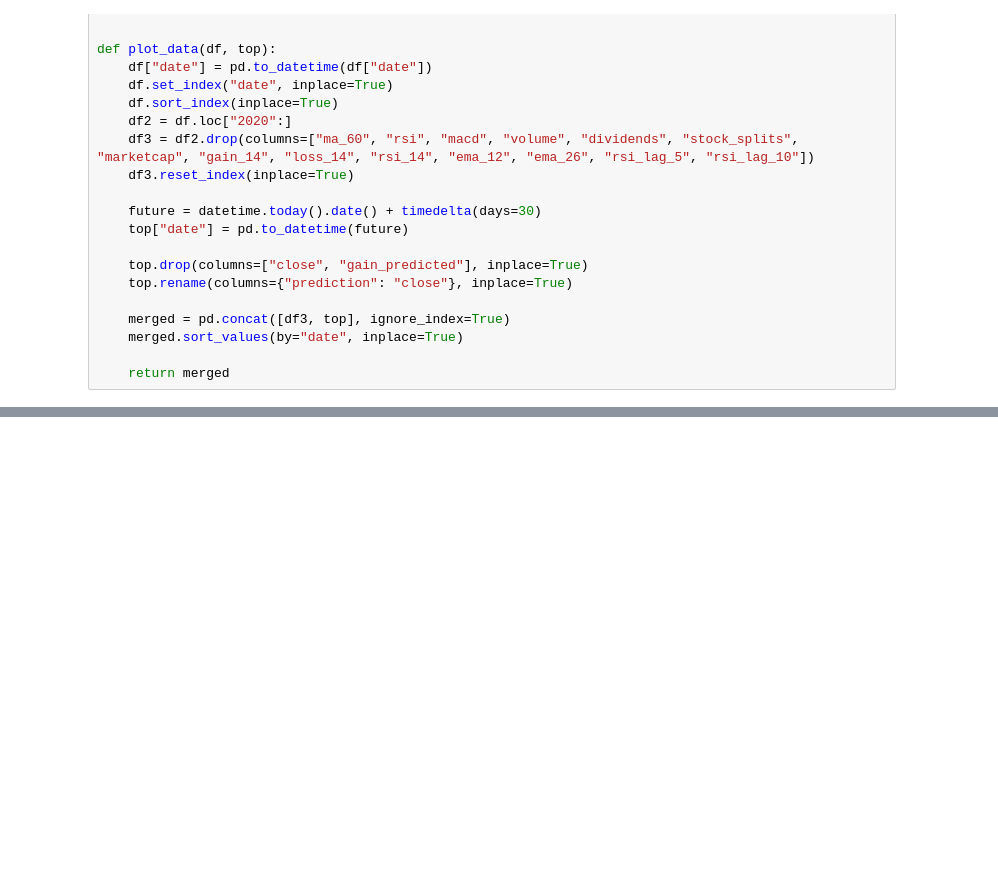
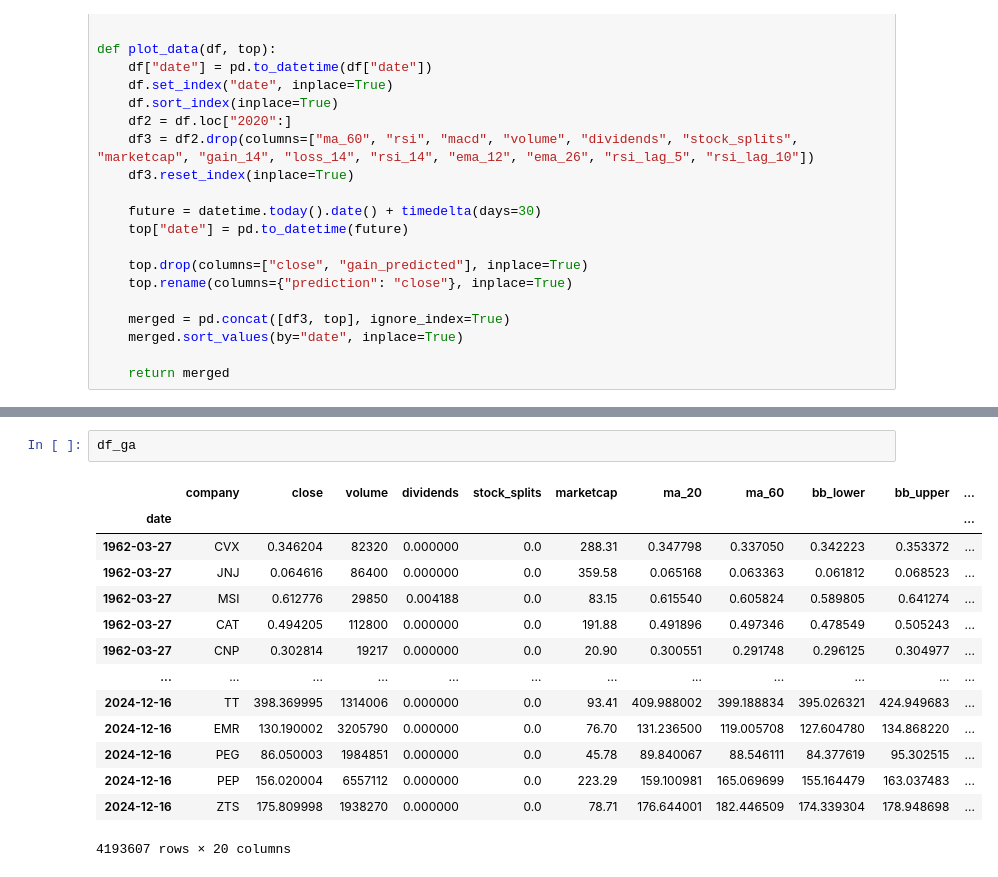
Before and after one commit to jan463/mid_project, a Jupyter notebook: app/test_notebook.ipynb, the cells around one changed output, grey strips where cells are left out. Drawn from its saved outputs; the diff is of its cells as text; blank space fills up the shorter version.

```diff
--- a/app/test_notebook.ipynb
+++ b/app/test_notebook.ipynb
@@ -230,0 +265,17 @@ def plot_data(df, top):
+# %%
+df_ga
+# %% [output]
+|  | company | close | volume | dividends | stock_splits | marketcap | ma_20 | ma_60 | bb_lower | bb_upper | ... |
+| date |  |  |  |  |  |  |  |  |  |  | ... |
+| 1962-03-27 | CVX | 0.346204 | 82320 | 0.000000 | 0.0 | 288.31 | 0.347798 | 0.337050 | 0.342223 | 0.353372 | ... |
+| 1962-03-27 | JNJ | 0.064616 | 86400 | 0.000000 | 0.0 | 359.58 | 0.065168 | 0.063363 | 0.061812 | 0.068523 | ... |
+| 1962-03-27 | MSI | 0.612776 | 29850 | 0.004188 | 0.0 | 83.15 | 0.615540 | 0.605824 | 0.589805 | 0.641274 | ... |
+| 1962-03-27 | CAT | 0.494205 | 112800 | 0.000000 | 0.0 | 191.88 | 0.491896 | 0.497346 | 0.478549 | 0.505243 | ... |
+| 1962-03-27 | CNP | 0.302814 | 19217 | 0.000000 | 0.0 | 20.90 | 0.300551 | 0.291748 | 0.296125 | 0.304977 | ... |
+| ... | ... | ... | ... | ... | ... | ... | ... | ... | ... | ... | ... |
+| 2024-12-16 | TT | 398.369995 | 1314006 | 0.000000 | 0.0 | 93.41 | 409.988002 | 399.188834 | 395.026321 | 424.949683 | ... |
+| 2024-12-16 | EMR | 130.190002 | 3205790 | 0.000000 | 0.0 | 76.70 | 131.236500 | 119.005708 | 127.604780 | 134.868220 | ... |
+| 2024-12-16 | PEG | 86.050003 | 1984851 | 0.000000 | 0.0 | 45.78 | 89.840067 | 88.546111 | 84.377619 | 95.302515 | ... |
+| 2024-12-16 | PEP | 156.020004 | 6557112 | 0.000000 | 0.0 | 223.29 | 159.100981 | 165.069699 | 155.164479 | 163.037483 | ... |
+| 2024-12-16 | ZTS | 175.809998 | 1938270 | 0.000000 | 0.0 | 78.71 | 176.644001 | 182.446509 | 174.339304 | 178.948698 | ... |
+4193607 rows × 20 columns
```
Also changed, not shown: parts of 5 cells of this notebook, 9 other files.
